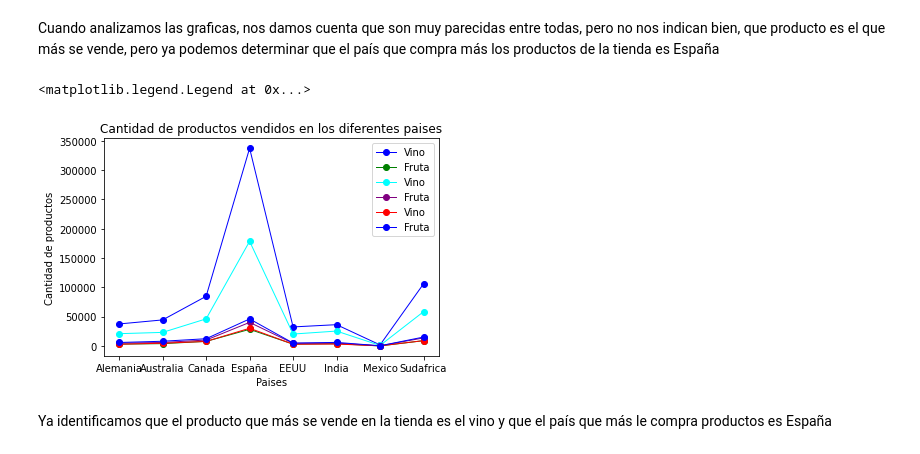
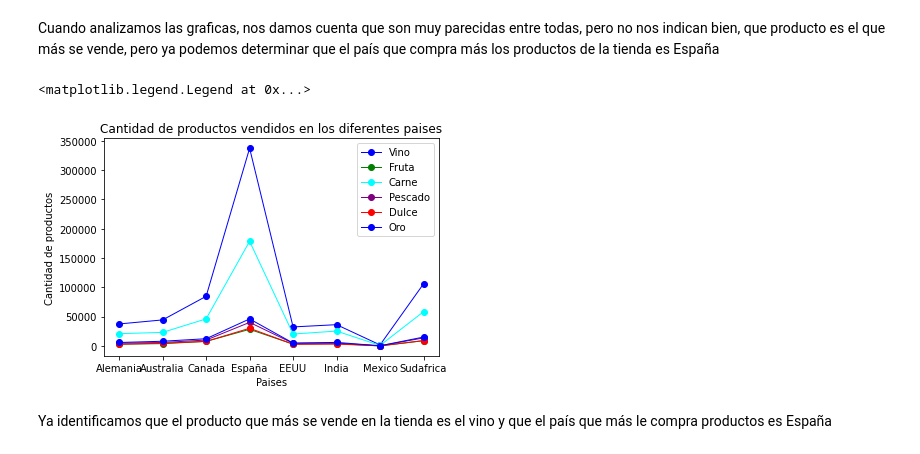
Before and after one commit to GabyLeon10100/MujeresDigitales, a Jupyter notebook: ProyectoFinal.ipynb, the cells around one changed output. Saved outputs shown, nothing was run; the diff lists cells and outputs as text; code cells hidden in the pictures.

```diff
--- a/ProyectoFinal.ipynb
+++ b/ProyectoFinal.ipynb
@@ -306,25 +306,25 @@ Cuando analizamos las graficas, nos damos cuenta que son muy parecidas entre tod
 # %%
 #Creamos la grafica
 y = compra['Wine']
 y2 = compra['Fruit']
 y3 = compra['Meat']
 y4 = compra['Fish']
 y5 = compra['Sweet']
 y6 = compra['Gold']
 x = ["Alemania", "Australia", "Canada", "España", "EEUU", "India", "Mexico", "Sudafrica"]
 plt.plot(x,y,label='Vino', linewidth = 1, color='blue', marker = "o")
 plt.plot(x,y2, label='Fruta',linewidth= 1, color='green', marker = "o")
-plt.plot(x,y3,label='Vino', linewidth = 1, color='cyan', marker = "o")
-plt.plot(x,y4, label='Fruta',linewidth= 1, color='purple', marker = "o")
-plt.plot(x,y5,label='Vino', linewidth = 1, color='red', marker = "o")
-plt.plot(x,y6, label='Fruta',linewidth= 1, color='blue', marker = "o")
+plt.plot(x,y3,label='Carne', linewidth = 1, color='cyan', marker = "o")
+plt.plot(x,y4, label='Pescado',linewidth= 1, color='purple', marker = "o")
+plt.plot(x,y5,label='Dulce', linewidth = 1, color='red', marker = "o")
+plt.plot(x,y6, label='Oro',linewidth= 1, color='blue', marker = "o")
 plt.title("Cantidad de productos vendidos en los diferentes paises")
 plt.ylabel("Cantidad de productos")
 plt.xlabel("Paises")
 plt.legend()
 # %% [output]
 <matplotlib.legend.Legend at 0x...>
-[figure, old version]
+[figure, new version]
 # %% [markdown]
 Ya identificamos que el producto que más se vende en la tienda es el vino y que el país que más le compra productos es España
 # %%
```
